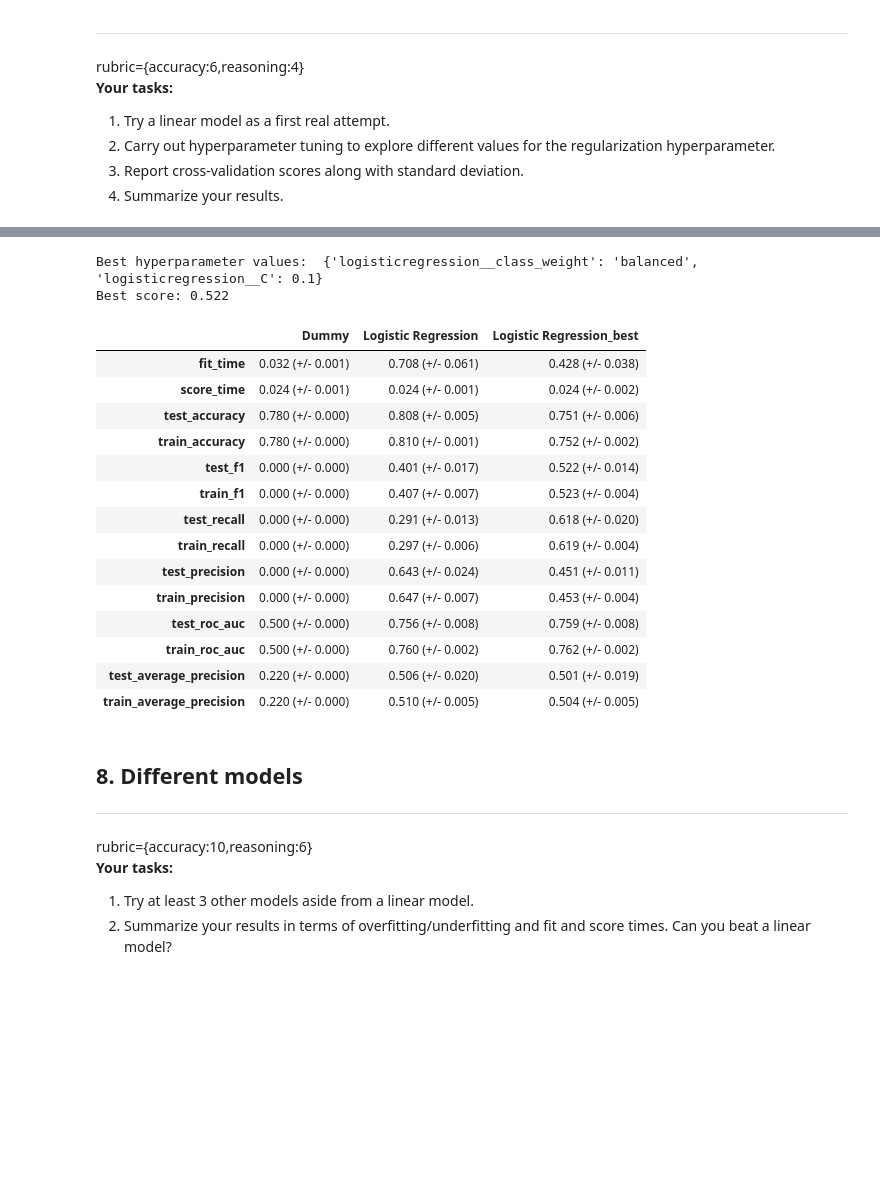
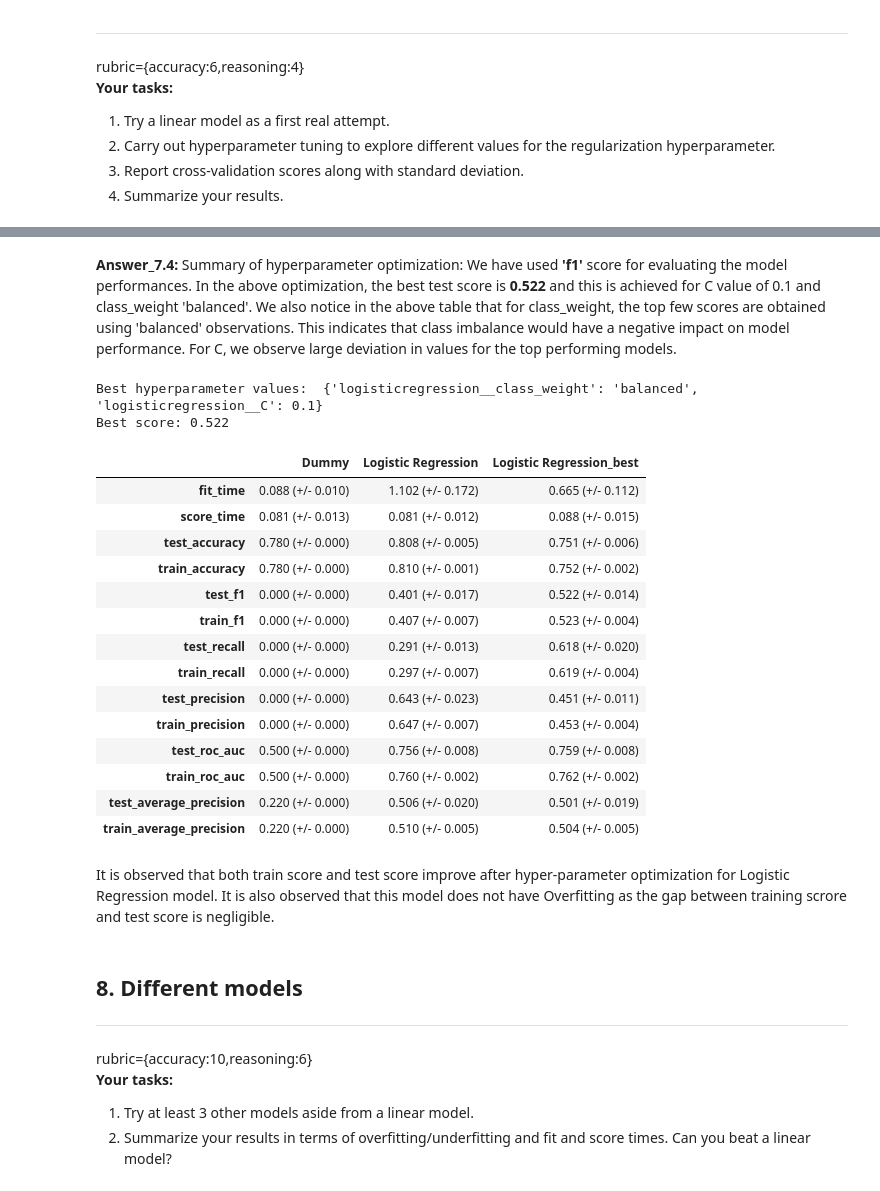
Before and after one commit to Anupriya-Sri/default_classifier_573_lab4-1, a Jupyter notebook: lab4.ipynb, the cells around one changed output, grey strips where cells are left out. Cells and saved outputs as stored; diff of their text form; code cells hidden in the pictures; blank space fills up the shorter version.

```diff
--- a/lab4.ipynb
+++ b/lab4.ipynb
@@ -481,3 +590,5 @@ results = {}
+# %%
+results_base = {}
 # %%
 def mean_std_cross_val_scores(model, X_train, y_train, **kwargs):
     """
@@ -511,7 +622,7 @@ def mean_std_cross_val_scores(model, X_train, y_train, **kwargs):
 # Use sklearn Dummyclassifier as baseline
 scoring = ["accuracy", "f1", "recall", "precision", "roc_auc", "average_precision"]
 pipe_dm = make_pipeline(preprocessor, DummyClassifier(random_state=123))
-results['Dummy'] = mean_std_cross_val_scores(pipe_dm, X_train, y_train, return_train_score = True, scoring = scoring)
-pd.DataFrame(results)
+results_base['Dummy'] = mean_std_cross_val_scores(pipe_dm, X_train, y_train, return_train_score = True, scoring = scoring)
+pd.DataFrame(results_base)
 # %% [output]
 |  | Dummy |
@@ -547,7 +660,9 @@ We are using Logistic Regression as a liner model.
 # %%
+# Fitting LogisticRegression (linear model)
+results = {}
 scoring = ["accuracy", "f1", "recall", "precision", "roc_auc", "average_precision"]
-pipe_lr = make_pipeline(preprocessor,LogisticRegression(max_iter=2000, multi_class='ovr') )
-results['Logistic Regression'] = mean_std_cross_val_scores(pipe_lr, X_train, y_train, return_train_score = True, scoring = scoring)
-pd.DataFrame(results)
+pipe_lr = make_pipeline(preprocessor, LogisticRegression(max_iter=2000, multi_class='ovr') )
+results_base['Logistic Regression'] = mean_std_cross_val_scores(pipe_lr, X_train, y_train, return_train_score = True, scoring = scoring)
+pd.DataFrame(results_base)
 # %% [output]
 |  | Dummy | Logistic Regression |
@@ -573,10 +690,11 @@ param = {
 }
 # %%
 random_search = RandomizedSearchCV(pipe_lr, param,
-                                   n_iter=200,
-                                   verbose=1,
+                                   n_iter=10,
+                                   verbose=0,
                                    n_jobs=-1,
                                    scoring="f1",
+                                   return_train_score=True,
                                    random_state=123)
 random_search.fit(X_train, y_train)
 # %% [output]
@@ -617 +737,3 @@ pd.DataFrame(random_search.cv_results_)[
+# %% [markdown]
+**Answer_7.4:** Summary of hyperparameter optimization: We have used **'f1'** score for evaluating the model performances. In the above optimization, the best test score is **0.522** and this is achieved for C value of 0.1 and class_weight 'balanced'. We also notice in the above table that for class_weight, the top few scores are obtained using 'balanced' observations. This indicates that class imbalance would have a negative impact on model performance. For C, we observe large deviation in values for the top performing models.
 # %%
@@ -629,20 +750,22 @@ pipe_lr_best = make_pipeline(preprocessor,
                                                 C = random_search.best_params_.get("logisticregression__C"),
                                                 class_weight = random_search.best_params_.get("logisticregression__class_weight"),))
 # %%
+# Evaluation of optimized Logistic Regression model
 scoring = ["accuracy", "f1", "recall", "precision", "roc_auc", "average_precision"]
-results['Logistic Regression_best'] = mean_std_cross_val_scores(pipe_lr_best, X_train, y_train, return_train_score = True, scoring = scoring)
-pd.DataFrame(results)
+results_base['Logistic Regression_best'] = mean_std_cross_val_scores(pipe_lr_best, X_train, y_train, return_train_score = True, scoring = scoring)
+results_base = pd.DataFrame(results_base)
+results_base
 # %% [output]
 |  | Dummy | Logistic Regression | Logistic Regression_best |
-| fit_time | 0.032 (+/- 0.001) | 0.708 (+/- 0.061) | 0.428 (+/- 0.038) |
-| score_time | 0.024 (+/- 0.001) | 0.024 (+/- 0.001) | 0.024 (+/- 0.002) |
+| fit_time | 0.088 (+/- 0.010) | 1.102 (+/- 0.172) | 0.665 (+/- 0.112) |
+| score_time | 0.081 (+/- 0.013) | 0.081 (+/- 0.012) | 0.088 (+/- 0.015) |
 | test_accuracy | 0.780 (+/- 0.000) | 0.808 (+/- 0.005) | 0.751 (+/- 0.006) |
 | train_accuracy | 0.780 (+/- 0.000) | 0.810 (+/- 0.001) | 0.752 (+/- 0.002) |
 | test_f1 | 0.000 (+/- 0.000) | 0.401 (+/- 0.017) | 0.522 (+/- 0.014) |
 | train_f1 | 0.000 (+/- 0.000) | 0.407 (+/- 0.007) | 0.523 (+/- 0.004) |
 | test_recall | 0.000 (+/- 0.000) | 0.291 (+/- 0.013) | 0.618 (+/- 0.020) |
-| train_recall | 0.000 (+/- 0.000) | 0.297 (+/- 0.006) | 0.619 (+/- 0.004) |
-| test_precision | 0.000 (+/- 0.000) | 0.643 (+/- 0.024) | 0.451 (+/- 0.011) |
+| train_recall | 0.000 (+/- 0.000) | 0.297 (+/- 0.007) | 0.619 (+/- 0.004) |
+| test_precision | 0.000 (+/- 0.000) | 0.643 (+/- 0.023) | 0.451 (+/- 0.011) |
 | train_precision | 0.000 (+/- 0.000) | 0.647 (+/- 0.007) | 0.453 (+/- 0.004) |
 | test_roc_auc | 0.500 (+/- 0.000) | 0.756 (+/- 0.008) | 0.759 (+/- 0.008) |
 | train_roc_auc | 0.500 (+/- 0.000) | 0.760 (+/- 0.002) | 0.762 (+/- 0.002) |
@@ -653,3 +774,5 @@ pd.DataFrame(results)
+# %% [markdown]
+It is observed that both train score and test score improve after hyper-parameter optimization for Logistic Regression model. It is also observed that this model does not have Overfitting as the gap between training scrore and test score is negligible.
 # %% [markdown]
 ## 8. Different models <a name="8"></a>
 <hr>
```
Also changed, not shown: parts of 138 cells of this notebook.
